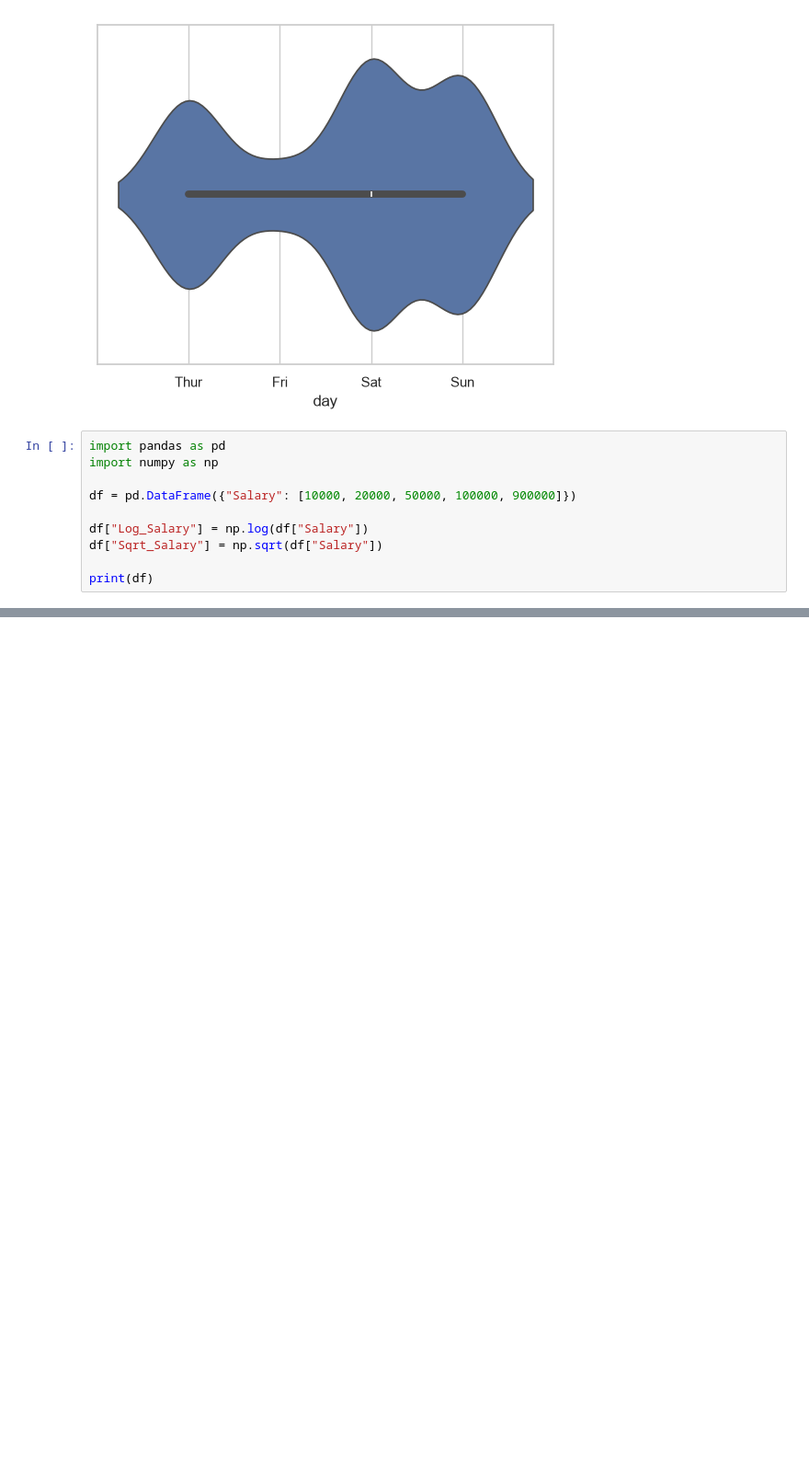
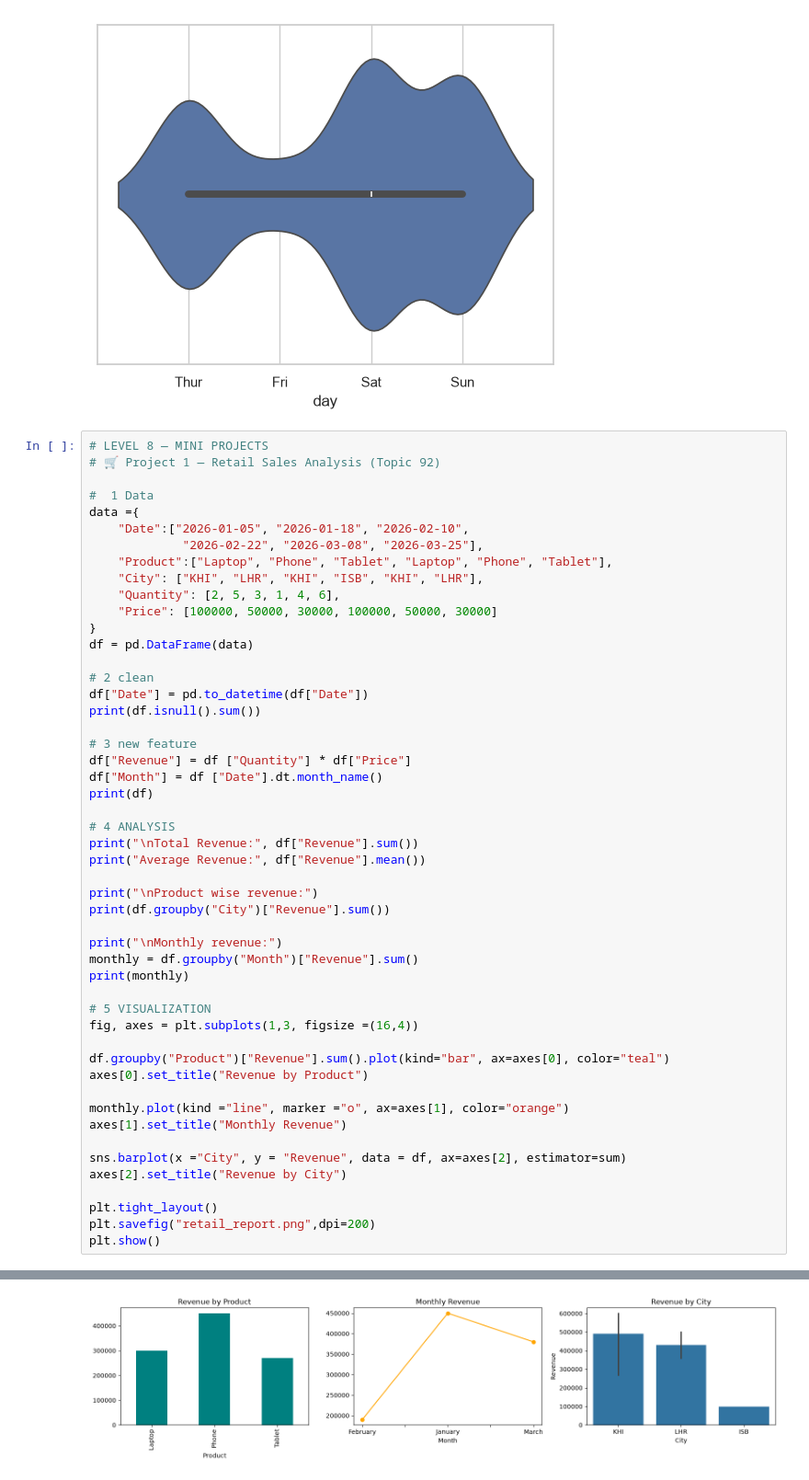
Before and after one commit to Amjad3618/data-analysis-code-, a Jupyter notebook: week2.ipynb, the cells around one changed output, grey strips where cells are left out. Shown at 92% size. Saved outputs shown, nothing was run; the diff lists cells and outputs as text; blank space fills up the shorter version.

Commit message:
Update Week 2 with a complete project

```diff
--- a/week2.ipynb
+++ b/week2.ipynb
@@ -607,13 +609,53 @@ plt.show()
 [figure]
 [figure]
 # %%
-import pandas as pd
-import numpy as np
+# LEVEL 8 — MINI PROJECTS
+# 🛒 Project 1 — Retail Sales Analysis (Topic 92)
 
-df = pd.DataFrame({"Salary": [10000, 20000, 50000, 100000, 900000]})
+#  1 Data
+data ={
+    "Date":["2026-01-05", "2026-01-18", "2026-02-10",
+             "2026-02-22", "2026-03-08", "2026-03-25"],
+    "Product":["Laptop", "Phone", "Tablet", "Laptop", "Phone", "Tablet"],
+    "City": ["KHI", "LHR", "KHI", "ISB", "KHI", "LHR"],
+    "Quantity": [2, 5, 3, 1, 4, 6],
+    "Price": [100000, 50000, 30000, 100000, 50000, 30000]
+}
+df = pd.DataFrame(data)
 
-df["Log_Salary"] = np.log(df["Salary"])
-df["Sqrt_Salary"] = np.sqrt(df["Salary"])
+# 2 clean
+df["Date"] = pd.to_datetime(df["Date"])
+print(df.isnull().sum())
 
+# 3 new feature
+df["Revenue"] = df ["Quantity"] * df["Price"]
+df["Month"] = df ["Date"].dt.month_name()
 print(df)
+
+# 4 ANALYSIS
+print("\nTotal Revenue:", df["Revenue"].sum())
+print("Average Revenue:", df["Revenue"].mean())
+
+print("\nProduct wise revenue:")
+print(df.groupby("City")["Revenue"].sum())
+
+print("\nMonthly revenue:")
+monthly = df.groupby("Month")["Revenue"].sum()
+print(monthly)
+
+# 5 VISUALIZATION
+fig, axes = plt.subplots(1,3, figsize =(16,4))
+
+df.groupby("Product")["Revenue"].sum().plot(kind="bar", ax=axes[0], color="teal")
+axes[0].set_title("Revenue by Product")
+
+monthly.plot(kind ="line", marker ="o", ax=axes[1], color="orange")
+axes[1].set_title("Monthly Revenue")
+
+sns.barplot(x ="City", y = "Revenue", data = df, ax=axes[2], estimator=sum)
+axes[2].set_title("Revenue by City")
+
+plt.tight_layout()
+plt.savefig("retail_report.png",dpi=200)
+plt.show()
 # %% [output]
@@ -626 +679,2 @@ print(df)
+[figure, added]
 # %%
```
Also changed, not shown: parts of 4 cells of this notebook.
